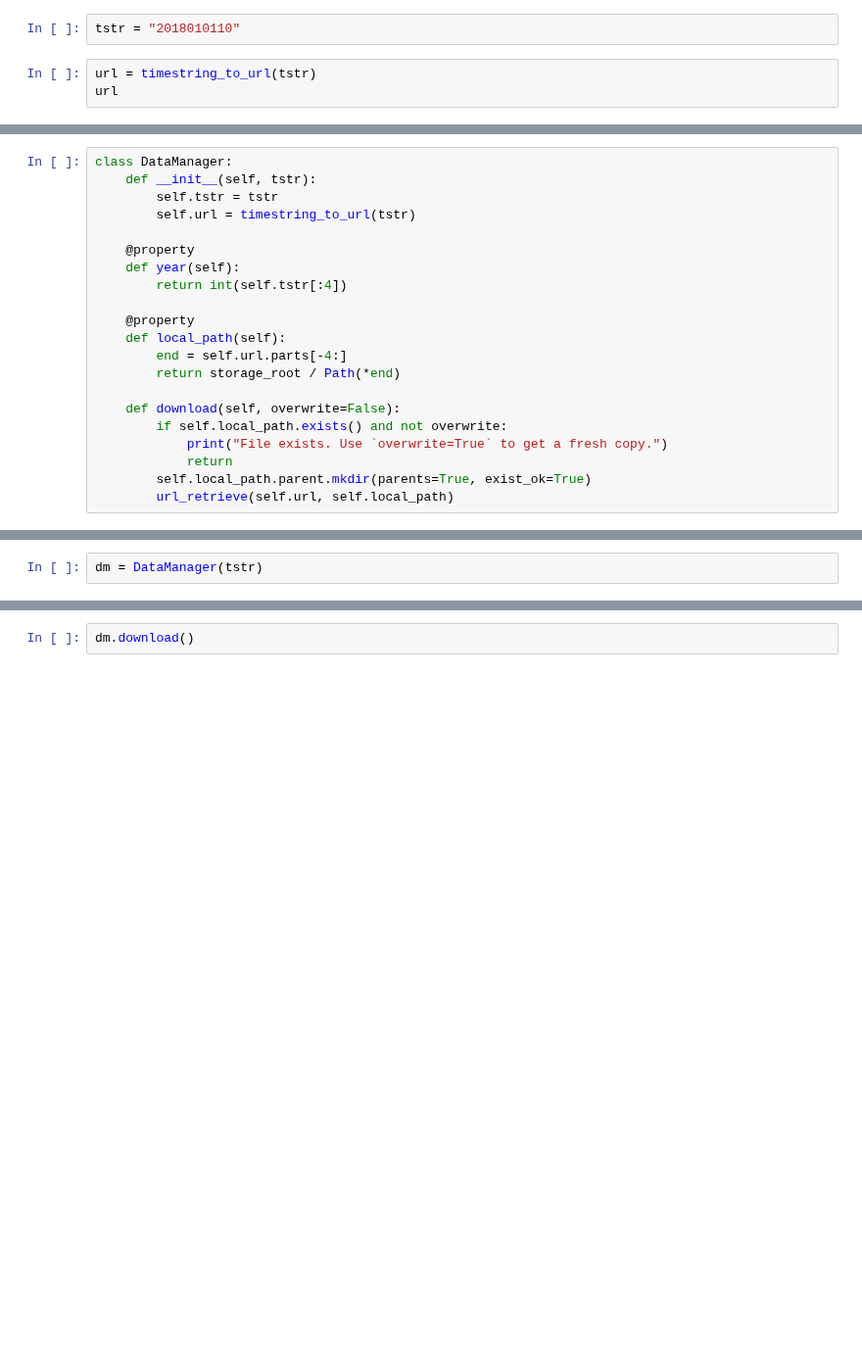
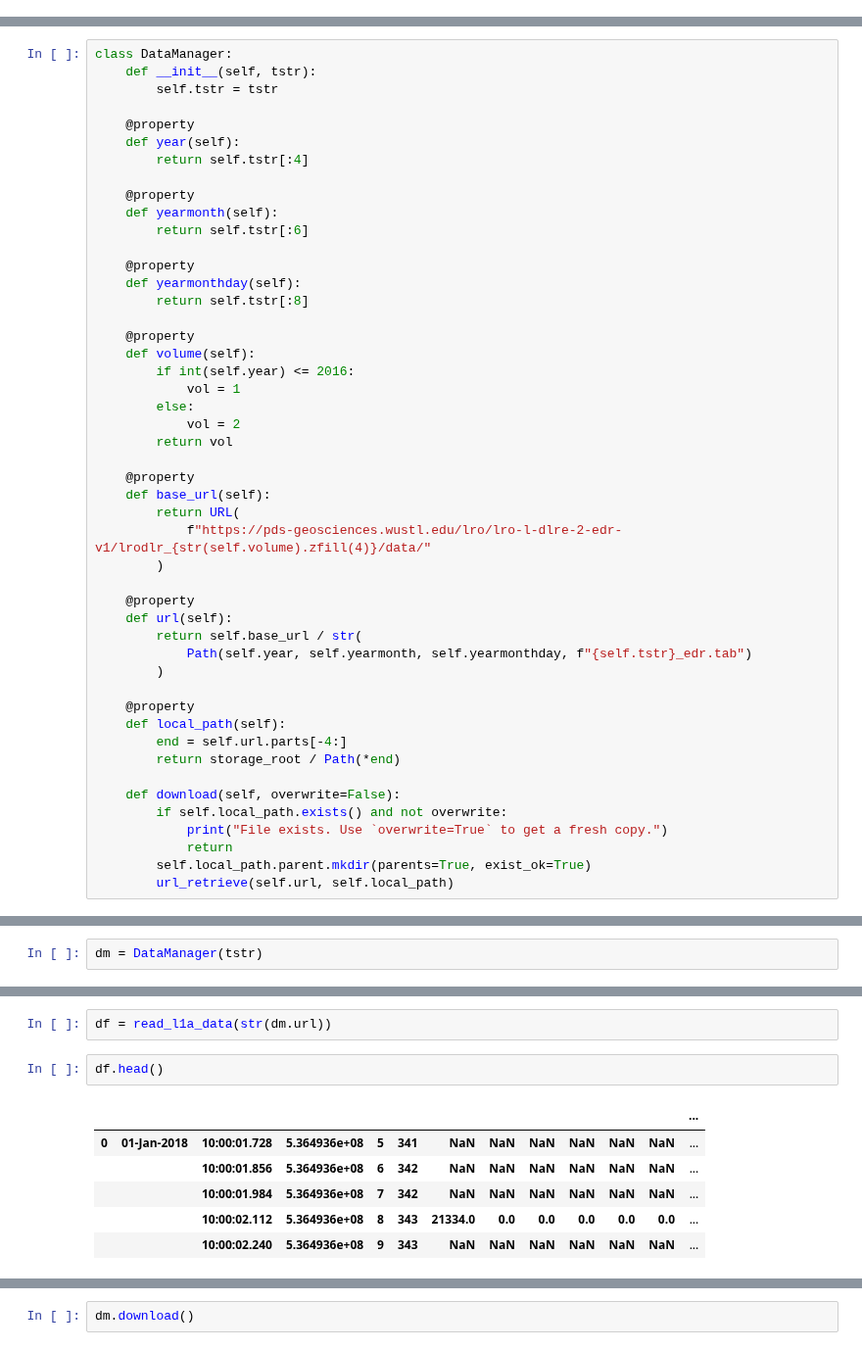
Before and after one commit to michaelaye/nbplanetary, a Jupyter notebook: notebooks/07_diviner.ipynb, the cells around one changed output, grey strips where cells are left out. Shown at 98% size. Cells and saved outputs as stored; diff of their text form; blank space fills up the shorter version.

```diff
--- a/notebooks/07_diviner.ipynb
+++ b/notebooks/07_diviner.ipynb
@@ -44,5 +20,0 @@ def timestring_to_url(
-# %%
-tstr = "2018010110"
-# %%
-url = timestring_to_url(tstr)
-url
@@ -52,11 +22,38 @@ URL('https://pds-geosciences.wustl.edu/lro/lro-l-dlre-2-edr-v1/lrodlr_0002/data/
 class DataManager:
     def __init__(self, tstr):
         self.tstr = tstr
-        self.url = timestring_to_url(tstr)
 
     @property
     def year(self):
-        return int(self.tstr[:4])
+        return self.tstr[:4]
+
+    @property
+    def yearmonth(self):
+        return self.tstr[:6]
+
+    @property
+    def yearmonthday(self):
+        return self.tstr[:8]
+
+    @property
+    def volume(self):
+        if int(self.year) <= 2016:
+            vol = 1
+        else:
+            vol = 2
+        return vol
+
+    @property
+    def base_url(self):
+        return URL(
+            f"https://pds-geosciences.wustl.edu/lro/lro-l-dlre-2-edr-v1/lrodlr_{str(self.volume).zfill(4)}/data/"
+        )
+
+    @property
+    def url(self):
+        return self.base_url / str(
+            Path(self.year, self.yearmonth, self.yearmonthday, f"{self.tstr}_edr.tab")
+        )
 
     @property
     def local_path(self):
@@ -73,0 +129,11 @@ dm = DataManager(tstr)
+# %%
+df = read_l1a_data(str(dm.url))
+# %%
+df.head()
+# %% [output]
+|  |  |  |  |  |  |  |  |  |  |  |  | ... |
+| 0 | 01-Jan-2018 | 10:00:01.728 | 5.364936e+08 | 5 | 341 | NaN | NaN | NaN | NaN | NaN | NaN | ... |
+|  |  | 10:00:01.856 | 5.364936e+08 | 6 | 342 | NaN | NaN | NaN | NaN | NaN | NaN | ... |
+|  |  | 10:00:01.984 | 5.364936e+08 | 7 | 342 | NaN | NaN | NaN | NaN | NaN | NaN | ... |
+|  |  | 10:00:02.112 | 5.364936e+08 | 8 | 343 | 21334.0 | 0.0 | 0.0 | 0.0 | 0.0 | 0.0 | ... |
+|  |  | 10:00:02.240 | 5.364936e+08 | 9 | 343 | NaN | NaN | NaN | NaN | NaN | NaN | ... |
```
Also changed, not shown: parts of 7 cells of this notebook, 13 other files.
